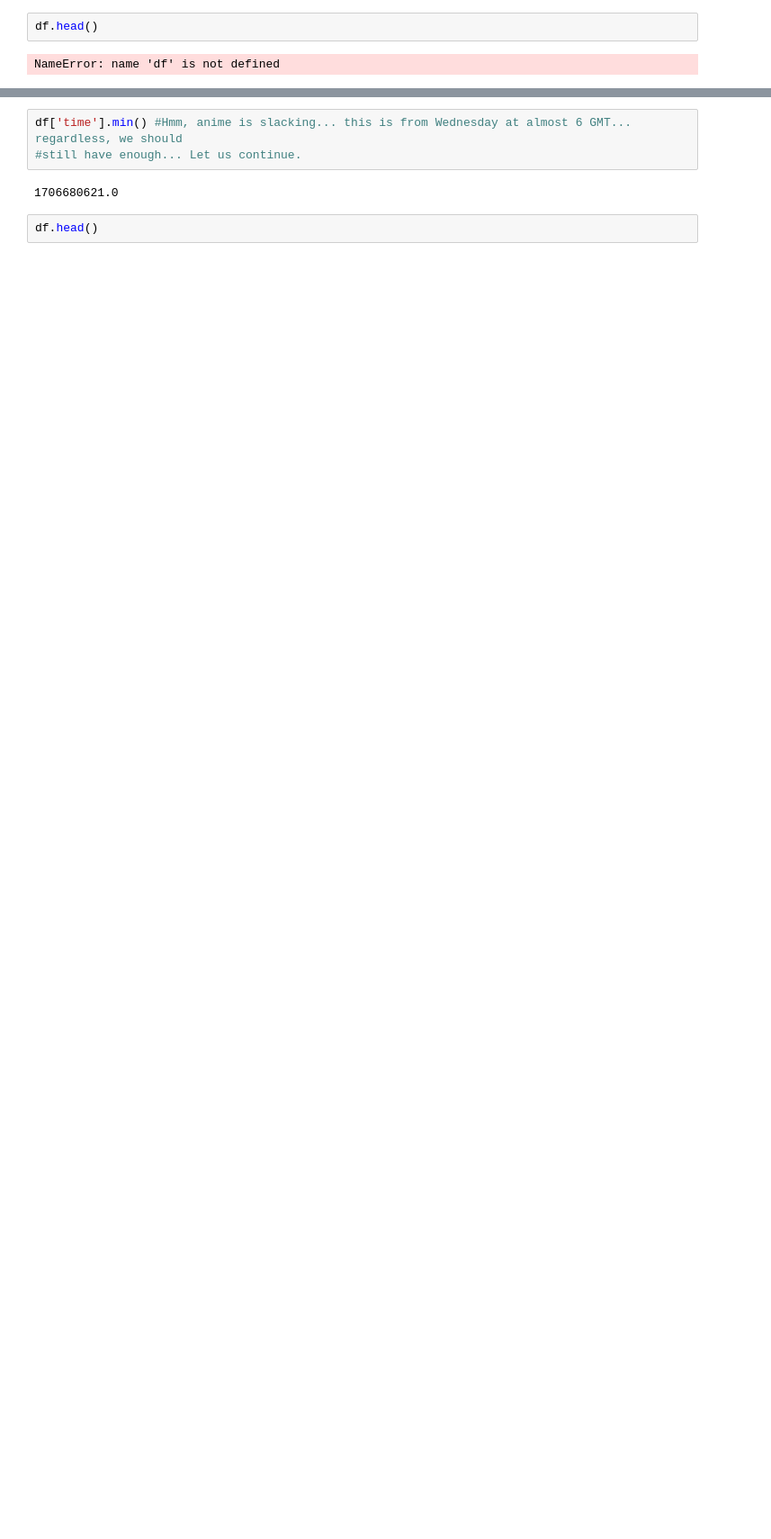
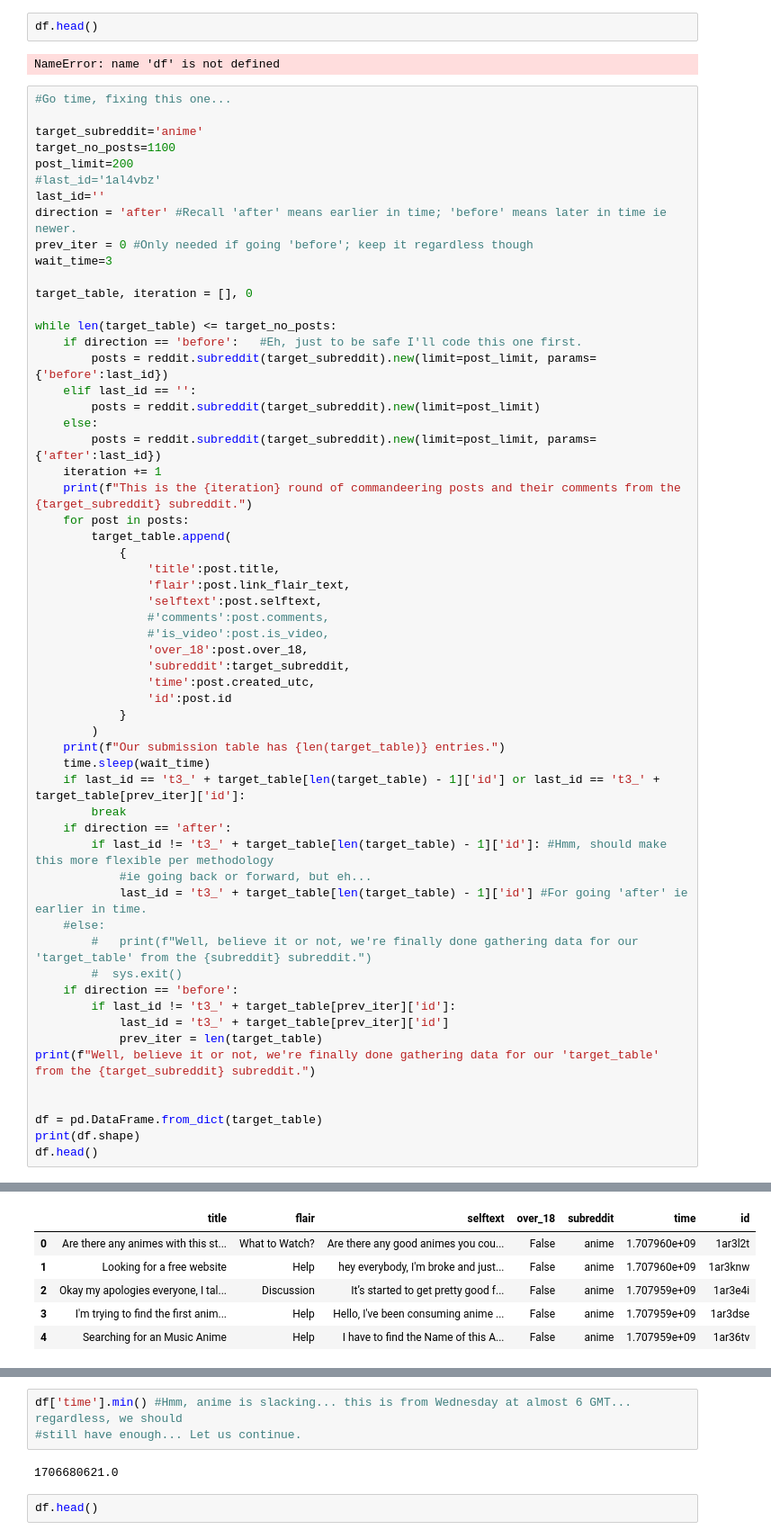
Before and after one commit to bwolff26/reddit_class, a Jupyter notebook: Data Gathering.ipynb, the cells around one changed output, grey strips where cells are left out. Shown: that part at 90% size. Drawn from its saved outputs; the diff is of its cells as text; blank space fills up the shorter version.

```diff
--- a/Data Gathering.ipynb
+++ b/Data Gathering.ipynb
@@ -350,3 +421,62 @@ anime_table[:2] #Let's take a look at a few. Anyways,sigh, only 963 from anime i
 df.head()
 # %% [output]
 NameError: name 'df' is not defined
+# %%
+#Go time, fixing this one...
+
+target_subreddit='anime'
+target_no_posts=1100
+post_limit=200
+#last_id='1al4vbz'
+last_id=''
+direction = 'after' #Recall 'after' means earlier in time; 'before' means later in time ie newer.
+prev_iter = 0 #Only needed if going 'before'; keep it regardless though
+wait_time=3
+
+target_table, iteration = [], 0
+
+while len(target_table) <= target_no_posts:
+    if direction == 'before':   #Eh, just to be safe I'll code this one first.
+        posts = reddit.subreddit(target_subreddit).new(limit=post_limit, params={'before':last_id})
+    elif last_id == '':
+        posts = reddit.subreddit(target_subreddit).new(limit=post_limit)
+    else:
+        posts = reddit.subreddit(target_subreddit).new(limit=post_limit, params={'after':last_id})
+    iteration += 1
+    print(f"This is the {iteration} round of commandeering posts and their comments from the {target_subreddit} subreddit.")
+    for post in posts:
+        target_table.append(
+            {
+                'title':post.title,
+                'flair':post.link_flair_text,
+                'selftext':post.selftext,
+                #'comments':post.comments,
+                #'is_video':post.is_video,
+                'over_18':post.over_18,
+                'subreddit':target_subreddit,
+                'time':post.created_utc,
+                'id':post.id
+            }
+        )
+    print(f"Our submission table has {len(target_table)} entries.")
+    time.sleep(wait_time)
+    if last_id == 't3_' + target_table[len(target_table) - 1]['id'] or last_id == 't3_' + target_table[prev_iter]['id']:
+        break
+    if direction == 'after':
+        if last_id != 't3_' + target_table[len(target_table) - 1]['id']: #Hmm, should make this more flexible per methodology
+            #ie going back or forward, but eh...
+            last_id = 't3_' + target_table[len(target_table) - 1]['id'] #For going 'after' ie earlier in time.
+    #else:
+        #   print(f"Well, believe it or not, we're finally done gathering data for our 'target_table' from the {subreddit} subreddit.")
+        #  sys.exit()
+    if direction == 'before':
+        if last_id != 't3_' + target_table[prev_iter]['id']:
+            last_id = 't3_' + target_table[prev_iter]['id']
+            prev_iter = len(target_table)
+print(f"Well, believe it or not, we're finally done gathering data for our 'target_table' from the {target_subreddit} subreddit.")
+
+
+df = pd.DataFrame.from_dict(target_table)
+print(df.shape)
+df.head()
+# %% [output]
@@ -352,0 +497,6 @@ NameError: name 'df' is not defined
+|  | title | flair | selftext | over_18 | subreddit | time | id |
+| 0 | Are there any animes with this st... | What to Watch? | Are there any good animes you cou... | False | anime | 1.707960e+09 | 1ar3l2t |
+| 1 | Looking for a free website | Help | hey everybody, I'm broke and just... | False | anime | 1.707960e+09 | 1ar3knw |
+| 2 | Okay my apologies everyone, I tal... | Discussion | It’s started to get pretty good f... | False | anime | 1.707959e+09 | 1ar3e4i |
+| 3 | I'm trying to find the first anim... | Help | Hello, I've been consuming anime ... | False | anime | 1.707959e+09 | 1ar3dse |
+| 4 | Searching for an Music Anime | Help | I have to find the Name of this A... | False | anime | 1.707959e+09 | 1ar36tv |
```
Also changed, not shown: parts of 9 cells of this notebook, 3 other files.
